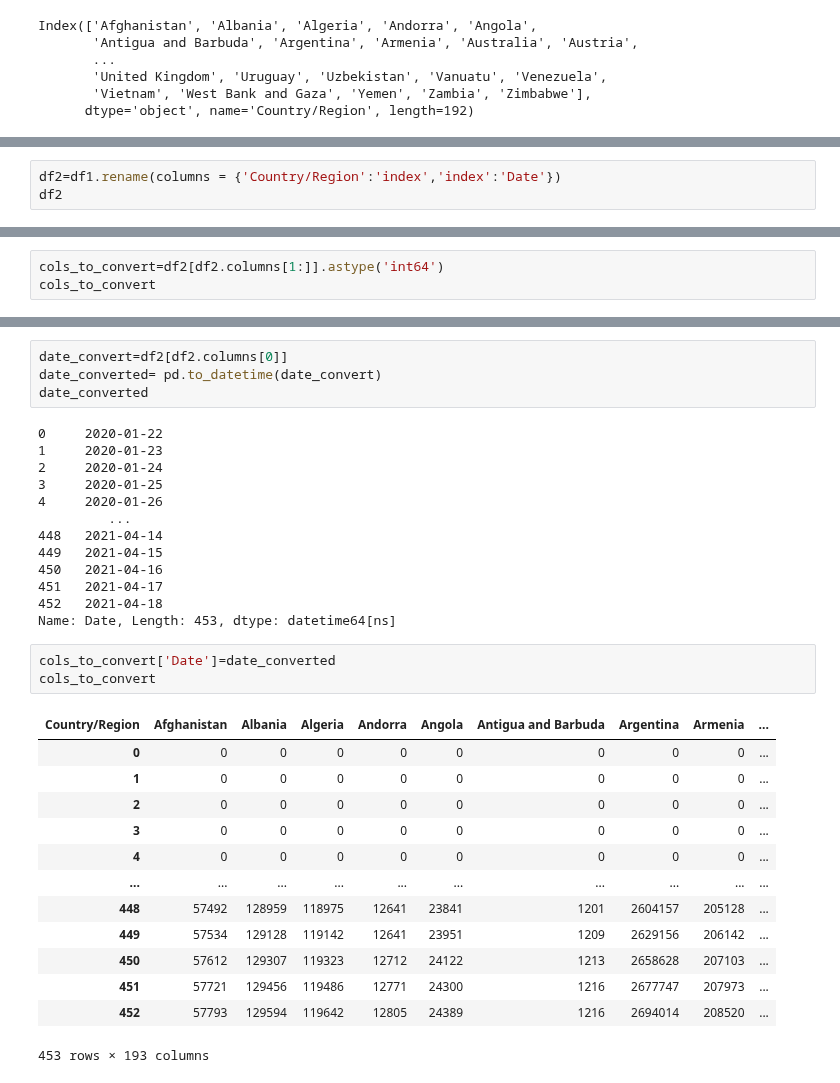
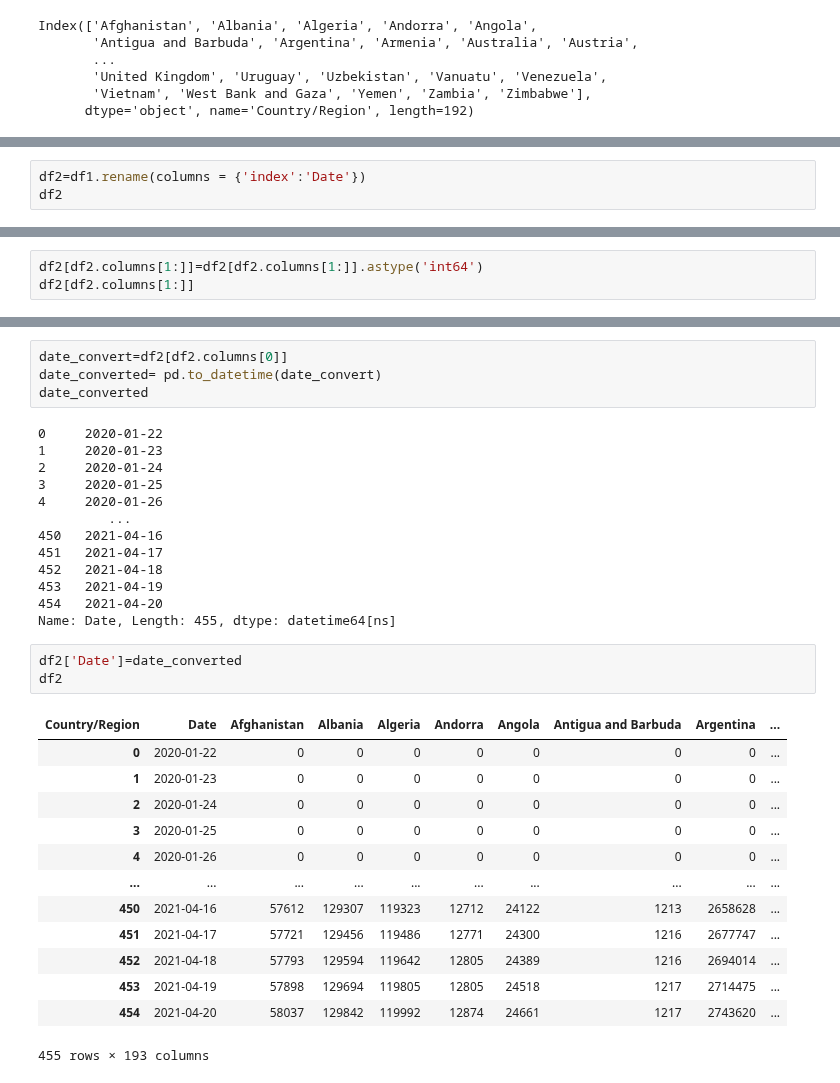
Before and after one commit to iannjari/covid-19-cases-and-mortality-forecaster, a Jupyter notebook: Data Preview.ipynb, the cells around one changed output, grey strips where cells are left out. Cells and saved outputs as stored; diff of their text form.

```diff
--- a/Data Preview.ipynb
+++ b/Data Preview.ipynb
@@ -472,5 +487,5 @@ df1
 # %%
-df2=df1.rename(columns = {'Country/Region':'index','index':'Date'})
+df2=df1.rename(columns = {'index':'Date'})
 df2
 # %% [output]
 | Country/Region | Date | Afghanistan | Albania | Algeria | Andorra | Angola | Antigua and Barbuda | Argentina | ... |
@@ -489,6 +504,6 @@ df2
 # %%
-cols_to_convert=df2[df2.columns[1:]].astype('int64')
-cols_to_convert
+df2[df2.columns[1:]]=df2[df2.columns[1:]].astype('int64')
+df2[df2.columns[1:]]
 # %% [output]
 | Country/Region | Afghanistan | Albania | Algeria | Andorra | Angola | Antigua and Barbuda | Argentina | Armenia | ... |
 | 0 | 0 | 0 | 0 | 0 | 0 | 0 | 0 | 0 | ... |
@@ -514,26 +529,26 @@ date_converted
 3     2020-01-25
 4     2020-01-26
          ...
-448   2021-04-14
-449   2021-04-15
 450   2021-04-16
 451   2021-04-17
 452   2021-04-18
-Name: Date, Length: 453, dtype: datetime64[ns]
+453   2021-04-19
+454   2021-04-20
+Name: Date, Length: 455, dtype: datetime64[ns]
 # %%
-cols_to_convert['Date']=date_converted
-cols_to_convert
+df2['Date']=date_converted
+df2
 # %% [output]
-| Country/Region | Afghanistan | Albania | Algeria | Andorra | Angola | Antigua and Barbuda | Argentina | Armenia | ... |
-| 0 | 0 | 0 | 0 | 0 | 0 | 0 | 0 | 0 | ... |
-| 1 | 0 | 0 | 0 | 0 | 0 | 0 | 0 | 0 | ... |
-| 2 | 0 | 0 | 0 | 0 | 0 | 0 | 0 | 0 | ... |
-| 3 | 0 | 0 | 0 | 0 | 0 | 0 | 0 | 0 | ... |
-| 4 | 0 | 0 | 0 | 0 | 0 | 0 | 0 | 0 | ... |
+| Country/Region | Date | Afghanistan | Albania | Algeria | Andorra | Angola | Antigua and Barbuda | Argentina | ... |
+| 0 | 2020-01-22 | 0 | 0 | 0 | 0 | 0 | 0 | 0 | ... |
+| 1 | 2020-01-23 | 0 | 0 | 0 | 0 | 0 | 0 | 0 | ... |
+| 2 | 2020-01-24 | 0 | 0 | 0 | 0 | 0 | 0 | 0 | ... |
+| 3 | 2020-01-25 | 0 | 0 | 0 | 0 | 0 | 0 | 0 | ... |
+| 4 | 2020-01-26 | 0 | 0 | 0 | 0 | 0 | 0 | 0 | ... |
 | ... | ... | ... | ... | ... | ... | ... | ... | ... | ... |
-| 448 | 57492 | 128959 | 118975 | 12641 | 23841 | 1201 | 2604157 | 205128 | ... |
-| 449 | 57534 | 129128 | 119142 | 12641 | 23951 | 1209 | 2629156 | 206142 | ... |
-| 450 | 57612 | 129307 | 119323 | 12712 | 24122 | 1213 | 2658628 | 207103 | ... |
-| 451 | 57721 | 129456 | 119486 | 12771 | 24300 | 1216 | 2677747 | 207973 | ... |
-| 452 | 57793 | 129594 | 119642 | 12805 | 24389 | 1216 | 2694014 | 208520 | ... |
+| 450 | 2021-04-16 | 57612 | 129307 | 119323 | 12712 | 24122 | 1213 | 2658628 | ... |
+| 451 | 2021-04-17 | 57721 | 129456 | 119486 | 12771 | 24300 | 1216 | 2677747 | ... |
+| 452 | 2021-04-18 | 57793 | 129594 | 119642 | 12805 | 24389 | 1216 | 2694014 | ... |
+| 453 | 2021-04-19 | 57898 | 129694 | 119805 | 12805 | 24518 | 1217 | 2714475 | ... |
+| 454 | 2021-04-20 | 58037 | 129842 | 119992 | 12874 | 24661 | 1217 | 2743620 | ... |
-453 rows × 193 columns
+455 rows × 193 columns
```
Also changed, not shown: parts of 26 cells of this notebook.
